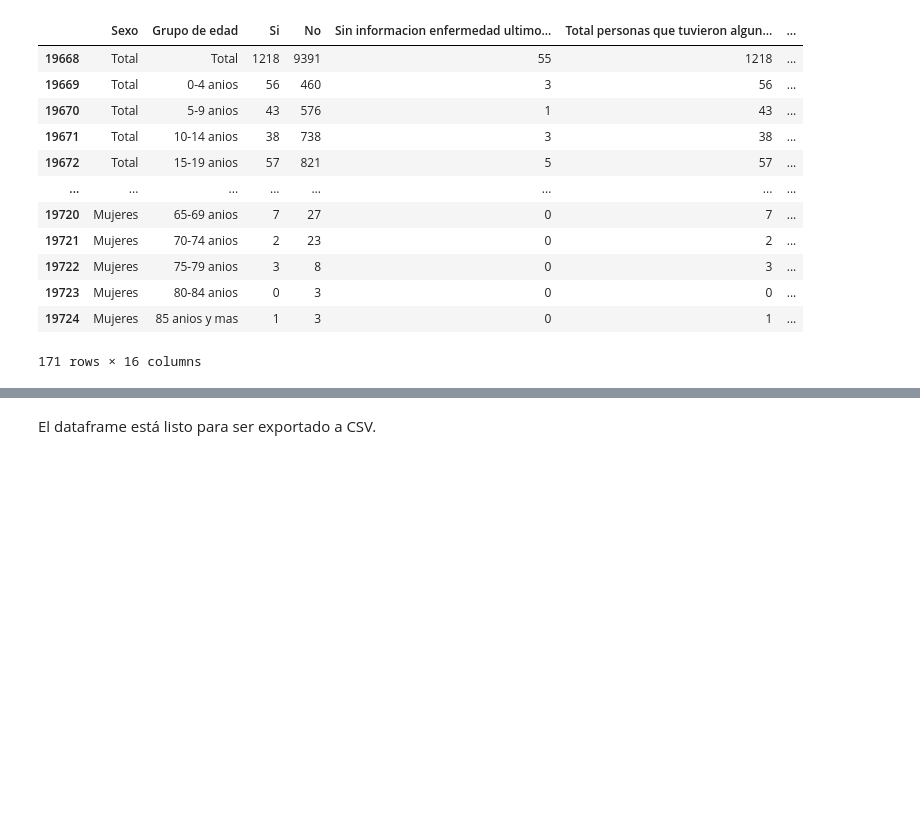
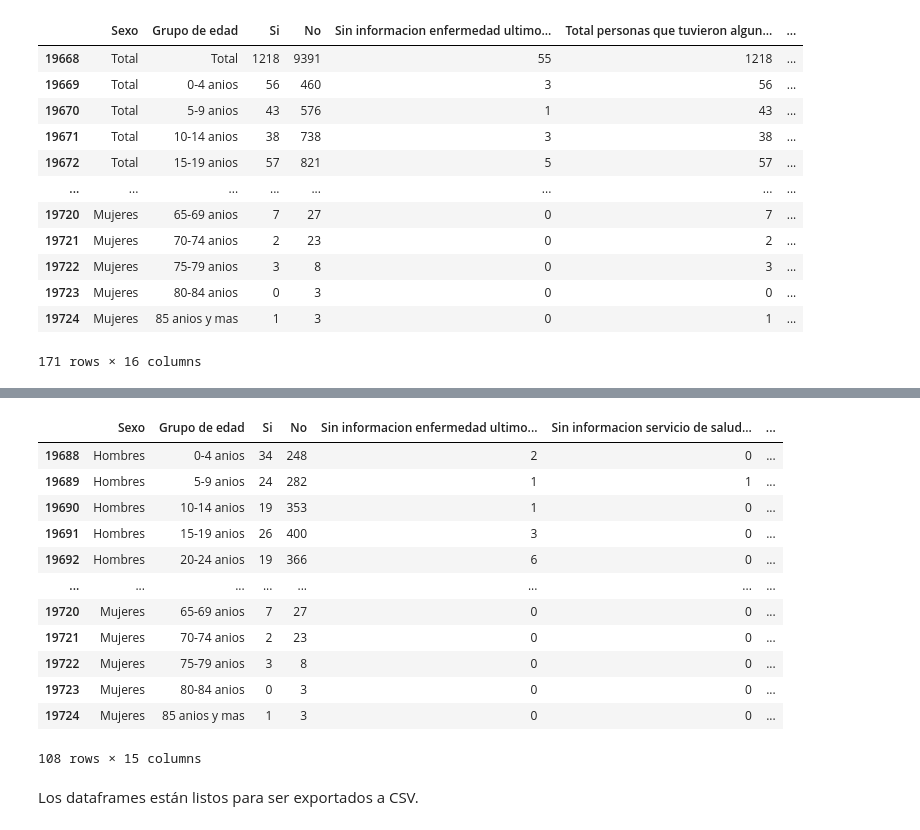
Before and after one commit to Schiavi13/Censo-Viterbo-Caldas-2018, a Jupyter notebook: source_to_csv_14pm.ipynb, the cells around one changed output, grey strips where cells are left out. Saved outputs shown, nothing was run; the diff lists cells and outputs as text; code cells hidden in the pictures; blank space fills up the shorter version.

```diff
--- a/source_to_csv_14pm.ipynb
+++ b/source_to_csv_14pm.ipynb
@@ -237,3 +259,20 @@ df_14pm
+# %%
+df_14pm_cleaned = df_14pm_cleaned.loc[(df_14pm_cleaned['Sexo'] != 'Total') & (df_14pm_cleaned['Grupo de edad'] != 'Total')]
+df_14pm_cleaned
+# %% [output]
+|  | Sexo | Grupo de edad | Si | No | Sin informacion enfermedad ultimo... | Sin informacion servicio de salud... | ... |
+| 19688 | Hombres | 0-4 anios | 34 | 248 | 2 | 0 | ... |
+| 19689 | Hombres | 5-9 anios | 24 | 282 | 1 | 1 | ... |
+| 19690 | Hombres | 10-14 anios | 19 | 353 | 1 | 0 | ... |
+| 19691 | Hombres | 15-19 anios | 26 | 400 | 3 | 0 | ... |
+| 19692 | Hombres | 20-24 anios | 19 | 366 | 6 | 0 | ... |
+| ... | ... | ... | ... | ... | ... | ... | ... |
+| 19720 | Mujeres | 65-69 anios | 7 | 27 | 0 | 0 | ... |
+| 19721 | Mujeres | 70-74 anios | 2 | 23 | 0 | 0 | ... |
+| 19722 | Mujeres | 75-79 anios | 3 | 8 | 0 | 0 | ... |
+| 19723 | Mujeres | 80-84 anios | 0 | 3 | 0 | 0 | ... |
+| 19724 | Mujeres | 85 anios y mas | 1 | 3 | 0 | 0 | ... |
+108 rows × 15 columns
 # %% [markdown]
-El dataframe está listo para ser exportado a CSV.
+Los dataframes están listos para ser exportados a CSV.
 # %%
```
Also changed, not shown: parts of 4 cells of this notebook.
